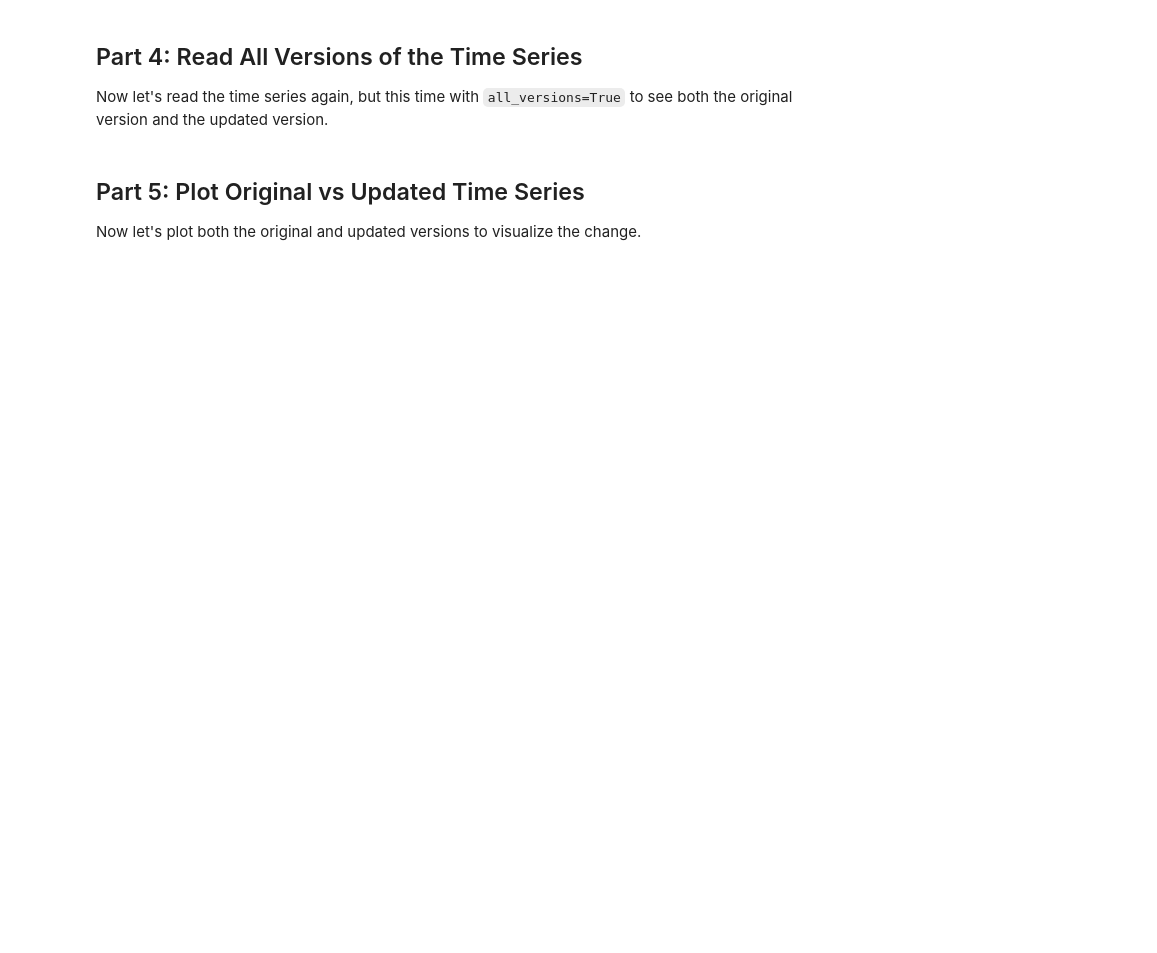
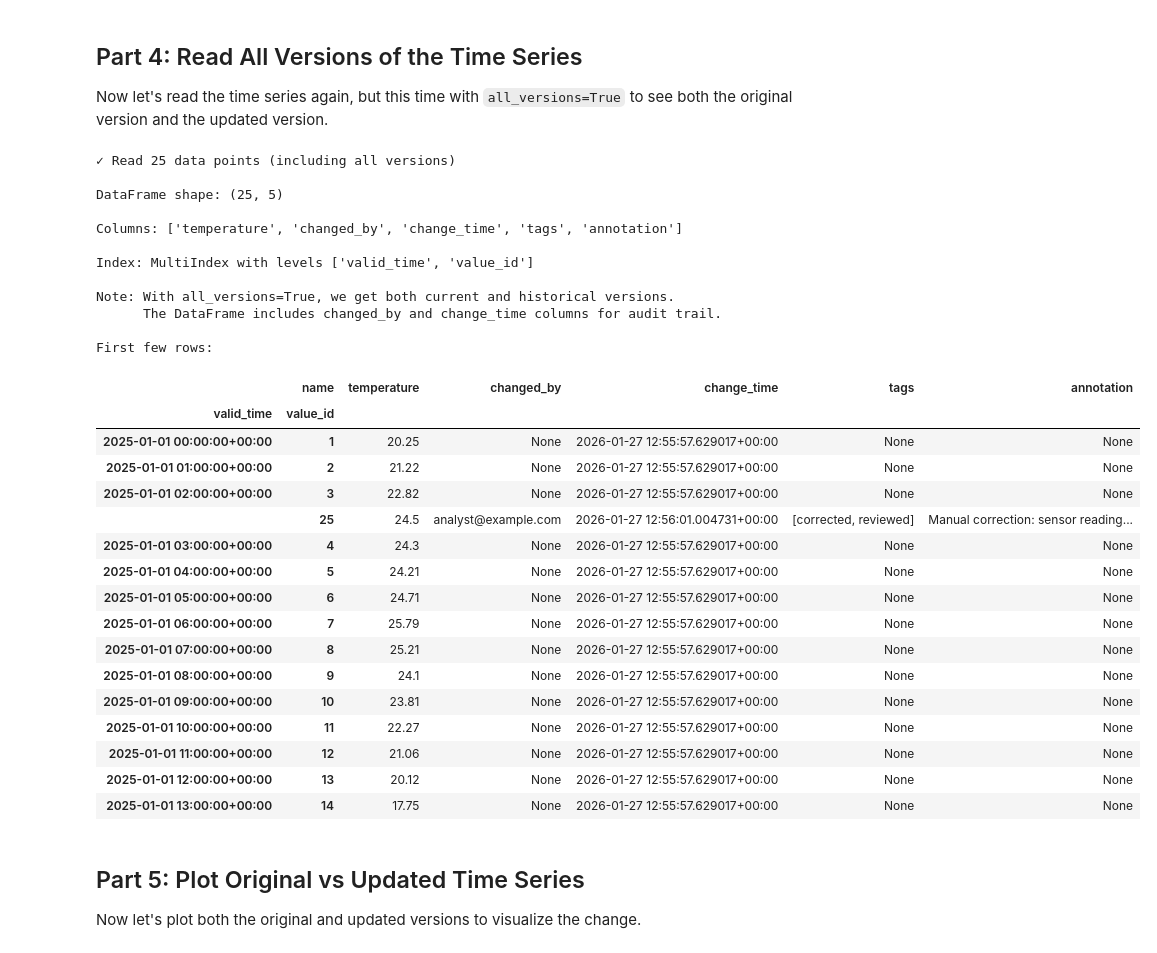
Before and after one commit to rebase-energy/timedb, a Jupyter notebook: examples/nb_04_timeseries_changes.ipynb, the cells around one changed output. Saved outputs shown, nothing was run; the diff lists cells and outputs as text; code cells hidden in the pictures; blank space fills up the shorter version.

Commit message:
update tests, examples, add helper scripts

```diff
--- a/examples/nb_04_timeseries_changes.ipynb
+++ b/examples/nb_04_timeseries_changes.ipynb
@@ -146,26 +202,55 @@ Now let's read the time series again, but this time with `all_versions=True` to
 # %%
 # Read with all_versions=True to get all versions (original and updated)
 # Also include tags_and_annotations=True to see tags and annotations
-df_all_versions = td.read(
-    series_ids=[series_id],
+df_all_versions = td.series("temperature").read(
     start_valid=base_time,
     end_valid=base_time + timedelta(hours=24),
     all_versions=True,
     return_value_id=True,
     tags_and_annotations=True
 )
 
 print(f"✓ Read {len(df_all_versions)} data points (including all versions)")
 print(f"\nDataFrame shape: {df_all_versions.shape}")
 print(f"\nColumns: {list(df_all_versions.columns)}")
 if isinstance(df_all_versions.index, pd.MultiIndex):
     print(f"\nIndex: MultiIndex with levels {df_all_versions.index.names}")
 else:
     print(f"\nIndex: {df_all_versions.index.name}")
 print(f"\nNote: With all_versions=True, we get both current and historical versions.")
 print(f"      The DataFrame includes changed_by and change_time columns for audit trail.")
 print(f"\nFirst few rows:")
 df_all_versions.head(15)
+# %% [output]
+✓ Read 25 data points (including all versions)
+
+DataFrame shape: (25, 5)
+
+Columns: ['temperature', 'changed_by', 'change_time', 'tags', 'annotation']
+
+Index: MultiIndex with levels ['valid_time', 'value_id']
+
+Note: With all_versions=True, we get both current and historical versions.
+      The DataFrame includes changed_by and change_time columns for audit trail.
+
+First few rows:
+|  | name | temperature | changed_by | change_time | tags | annotation |
+| valid_time | value_id |  |  |  |  |  |
+| 2025-01-01 00:00:00+00:00 | 1 | 20.25 | None | 2026-01-27 12:55:57.629017+00:00 | None | None |
+| 2025-01-01 01:00:00+00:00 | 2 | 21.22 | None | 2026-01-27 12:55:57.629017+00:00 | None | None |
+| 2025-01-01 02:00:00+00:00 | 3 | 22.82 | None | 2026-01-27 12:55:57.629017+00:00 | None | None |
+|  | 25 | 24.5 | analyst@example.com | 2026-01-27 12:56:01.004731+00:00 | [corrected, reviewed] | Manual correction: sensor reading... |
+| 2025-01-01 03:00:00+00:00 | 4 | 24.3 | None | 2026-01-27 12:55:57.629017+00:00 | None | None |
+| 2025-01-01 04:00:00+00:00 | 5 | 24.21 | None | 2026-01-27 12:55:57.629017+00:00 | None | None |
+| 2025-01-01 05:00:00+00:00 | 6 | 24.71 | None | 2026-01-27 12:55:57.629017+00:00 | None | None |
+| 2025-01-01 06:00:00+00:00 | 7 | 25.79 | None | 2026-01-27 12:55:57.629017+00:00 | None | None |
+| 2025-01-01 07:00:00+00:00 | 8 | 25.21 | None | 2026-01-27 12:55:57.629017+00:00 | None | None |
+| 2025-01-01 08:00:00+00:00 | 9 | 24.1 | None | 2026-01-27 12:55:57.629017+00:00 | None | None |
+| 2025-01-01 09:00:00+00:00 | 10 | 23.81 | None | 2026-01-27 12:55:57.629017+00:00 | None | None |
+| 2025-01-01 10:00:00+00:00 | 11 | 22.27 | None | 2026-01-27 12:55:57.629017+00:00 | None | None |
+| 2025-01-01 11:00:00+00:00 | 12 | 21.06 | None | 2026-01-27 12:55:57.629017+00:00 | None | None |
+| 2025-01-01 12:00:00+00:00 | 13 | 20.12 | None | 2026-01-27 12:55:57.629017+00:00 | None | None |
+| 2025-01-01 13:00:00+00:00 | 14 | 17.75 | None | 2026-01-27 12:55:57.629017+00:00 | None | None |
 # %% [markdown]
 ## Part 5: Plot Original vs Updated Time Series
 
```
Also changed, not shown: parts of 11 cells of this notebook, 15 other files.
